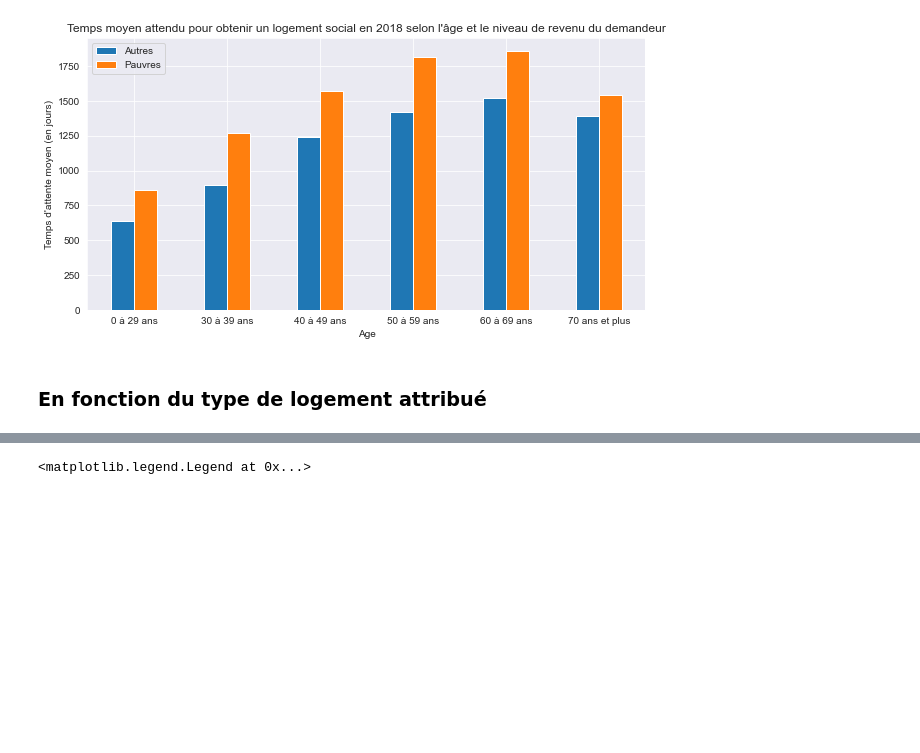
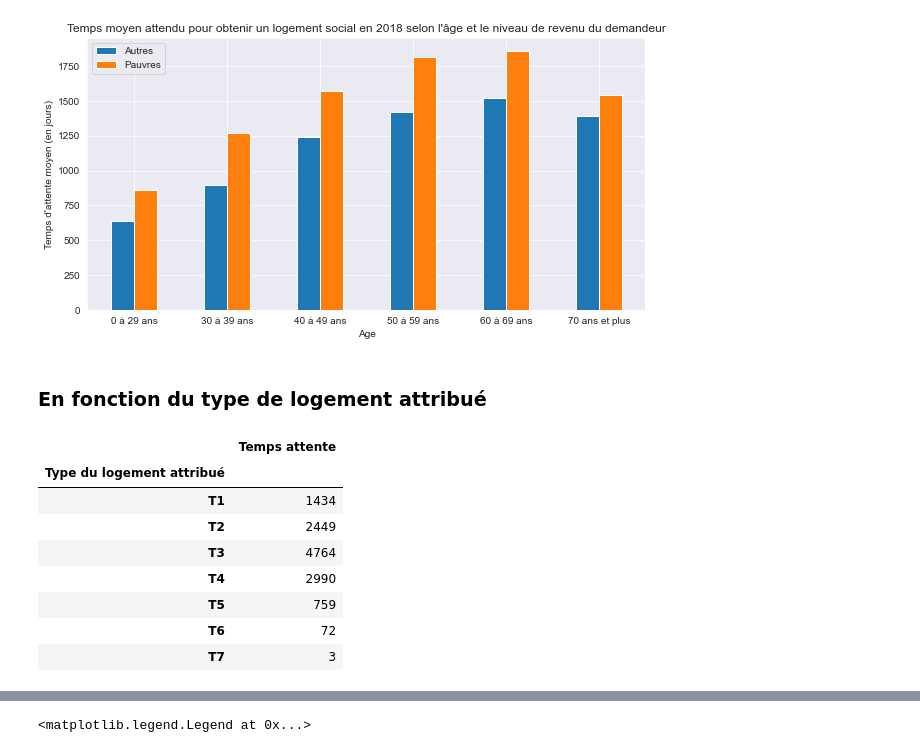
Before and after one commit to cmllbll/Social-Housing-in-France, a Jupyter notebook: Temps d'attente.ipynb, the cells around one changed output, grey strips where cells are left out. Drawn from its saved outputs; the diff is of its cells as text; code cells hidden in the pictures; blank space fills up the shorter version.

```diff
--- a/Temps d'attente.ipynb
+++ b/Temps d'attente.ipynb
@@ -564,3 +622,17 @@ attentea=autres[[ "Type du logement attribué", "Temps attente"]]
 dfplota = attentea.groupby('Type du logement attribué').mean()
 dfplota['Temps attente'] = dfplota['Temps attente'].values.astype(np.int64)
 dfplota.reset_index(inplace=True)
+# %%
+attentep=pauvres[[ "Type du logement attribué", "Temps attente"]]
+countp = attentep.groupby('Type du logement attribué').count()
+countp
+# %% [output]
+|  | Temps attente |
+| Type du logement attribué |  |
+| T1 | 1434 |
+| T2 | 2449 |
+| T3 | 4764 |
+| T4 | 2990 |
+| T5 | 759 |
+| T6 | 72 |
+| T7 | 3 |
```
Also changed, not shown: parts of 11 cells of this notebook.
